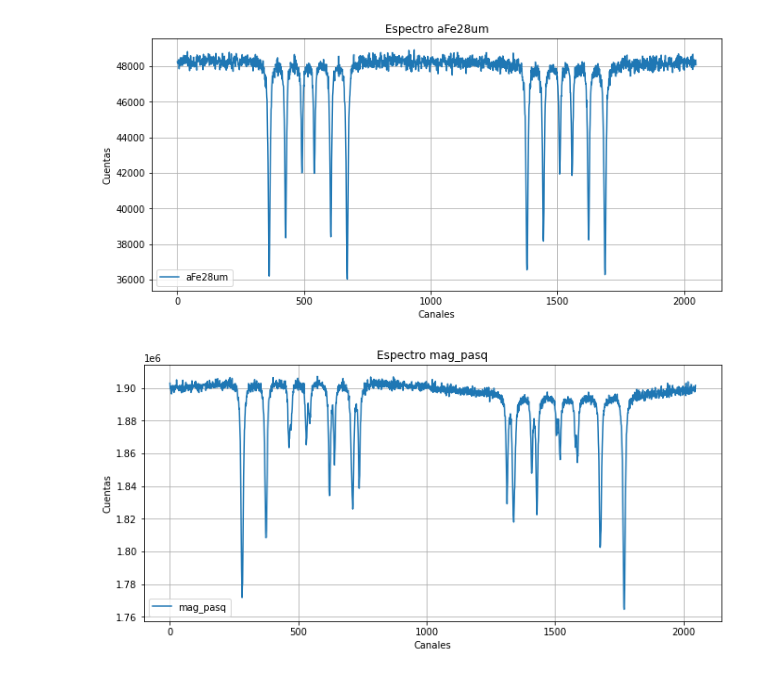
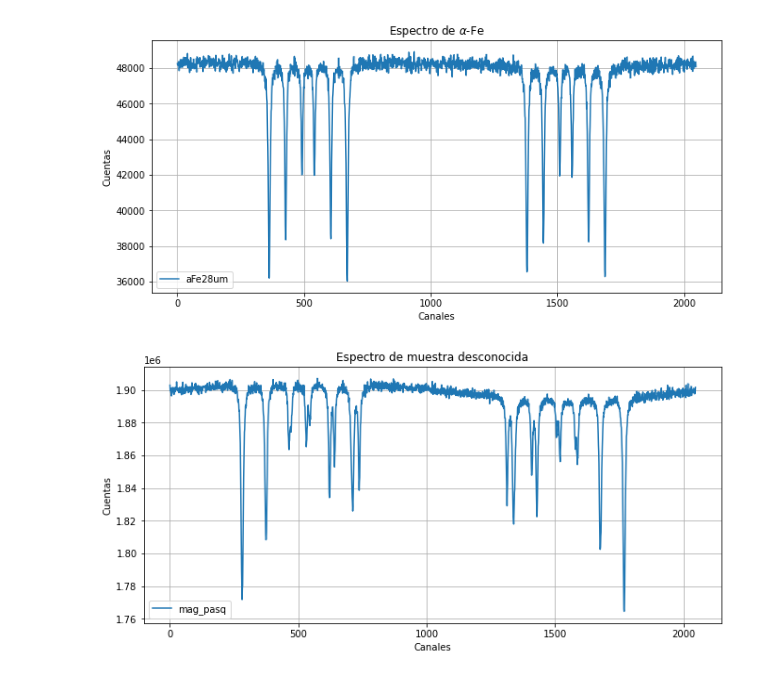
Before and after one commit to expe-cuanticos-2/Analisis_2021, a Jupyter notebook: GrupoB/02_Mossbauer/tp2_mossbauer_cui.ipynb, the cells around one changed output. Drawn from its saved outputs; the diff is of its cells as text; code cells hidden in the pictures.

```diff
--- a/GrupoB/02_Mossbauer/tp2_mossbauer_cui.ipynb
+++ b/GrupoB/02_Mossbauer/tp2_mossbauer_cui.ipynb
@@ -11,6 +11,7 @@ class Espectro:
         self.muestra = None
         self.cuentas = []
         self.canales = []
+        self.velocidades = []
         self.energias = []
 # %%
 espectros = {}
@@ -38,24 +39,26 @@ for filename in os.listdir(carpeta):
 #        print(espectros[elem][i].muestra,len(espectros[elem][i].canales),len(espectros[elem][i].cuentas),len(espectros[elem][i].energias))
 # %%
 # gráficos
+
+sample_names = {"aFe28um":r"$\alpha$-Fe", "mag_pasq":"muestra desconocida"}
 
 for key in espectros.keys():
 
     fig = plt.figure(figsize=(11,5))
 
     for spec in espectros[key]:
         plt.plot(spec.cuentas, label='{}'.format(key))
 
-    plt.title("Espectro {}".format(key))
+    plt.title("Espectro de {}".format(sample_names[key]))
     #plt.xlim(0,1024)
     plt.xlabel("Canales")
     plt.ylabel("Cuentas")
     plt.legend()
     plt.grid()
     plt.show()
 # %% [output]
-[figure, old version]
+[figure, new version]
-[figure, old version]
+[figure, new version]
 # %%
 def split_spec(spec,final_lenght,shift):
     # función para dividir el espectro en dos
```
Also changed, not shown: parts of 13 cells of this notebook, 2 other files.
